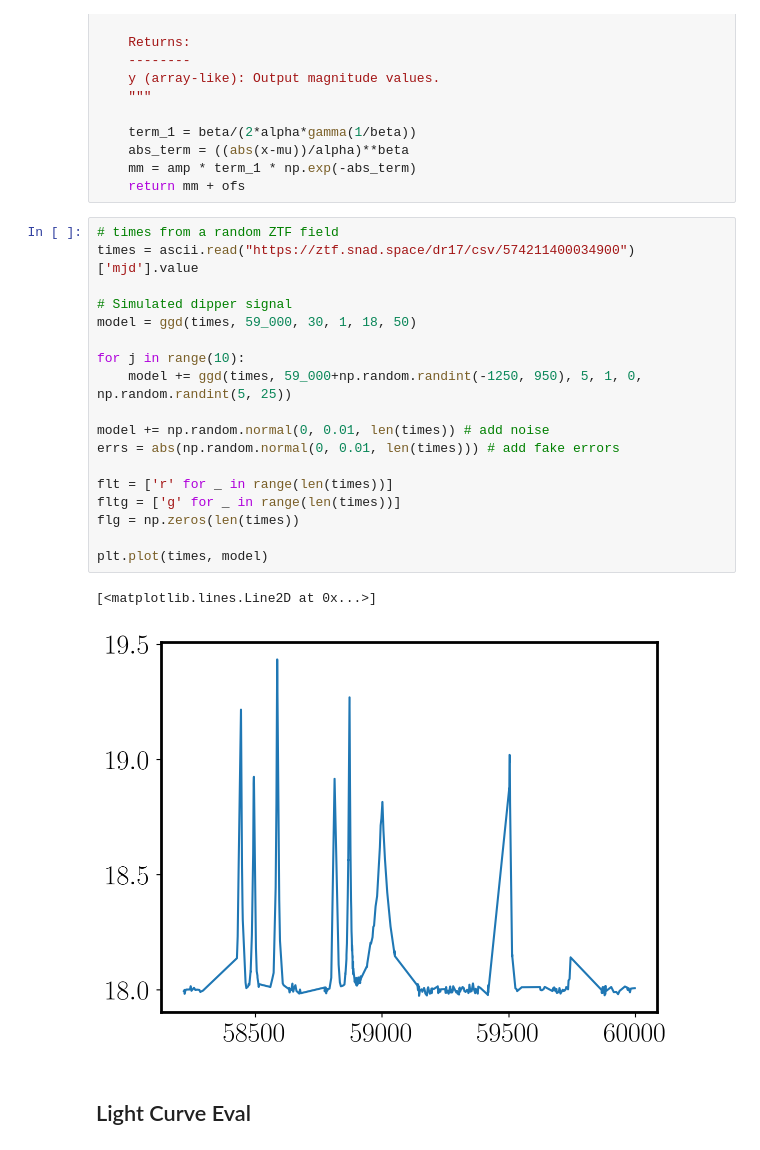
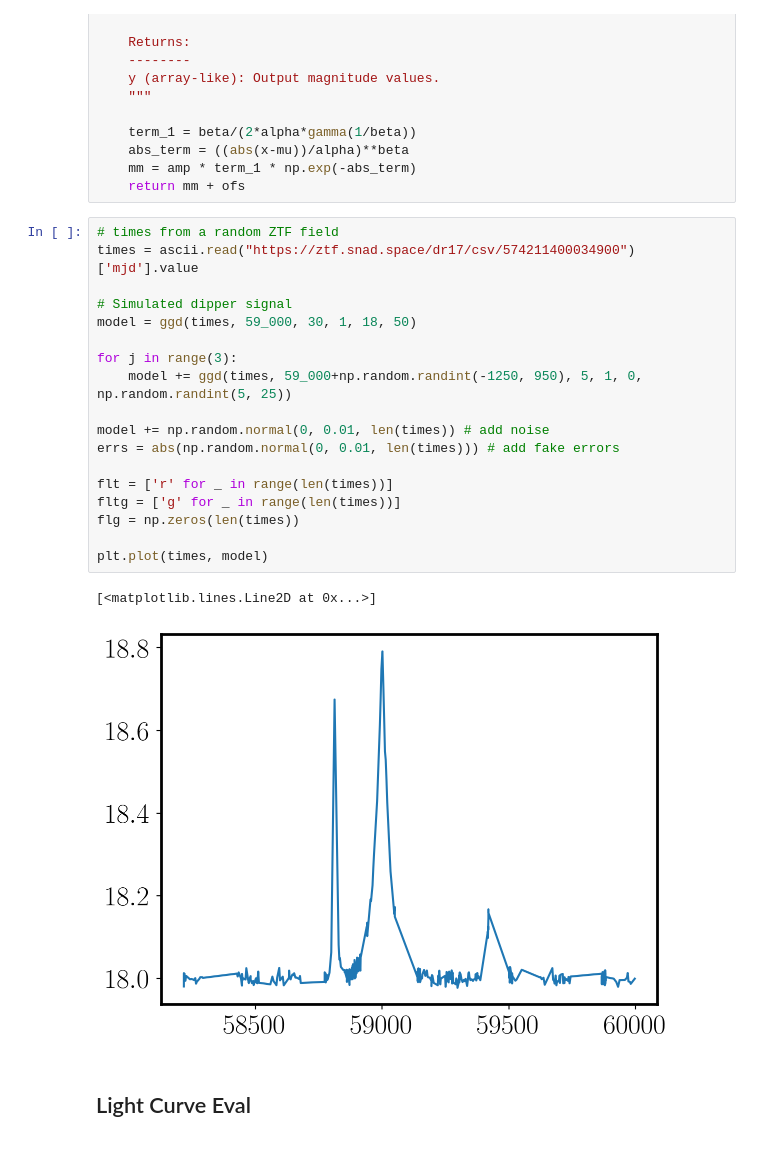
Before and after one commit to AndyTza/little-dip, a Jupyter notebook: notebook/Dipper Prototype.ipynb, the cells around one changed output. Cells and saved outputs as stored; diff of their text form.

```diff
--- a/notebook/Dipper Prototype.ipynb
+++ b/notebook/Dipper Prototype.ipynb
@@ -83,24 +85,24 @@ def ggd(x, mu, alpha, beta, ofs, amp):
 # %%
 # times from a random ZTF field
 times = ascii.read("https://ztf.snad.space/dr17/csv/574211400034900")['mjd'].value
 
 # Simulated dipper signal
 model = ggd(times, 59_000, 30, 1, 18, 50)
 
-for j in range(10):
+for j in range(3):
     model += ggd(times, 59_000+np.random.randint(-1250, 950), 5, 1, 0, np.random.randint(5, 25))
 
 model += np.random.normal(0, 0.01, len(times)) # add noise
 errs = abs(np.random.normal(0, 0.01, len(times))) # add fake errors
 
 flt = ['r' for _ in range(len(times))]
 fltg = ['g' for _ in range(len(times))]
 flg = np.zeros(len(times))
 
 plt.plot(times, model)
 # %% [output]
 [<matplotlib.lines.Line2D at 0x...>]
-[figure, old version]
+[figure, new version]
 # %% [markdown]
 ## Light Curve Eval
 # %%
```
Also changed, not shown: parts of 9 cells of this notebook, 1 other file.
